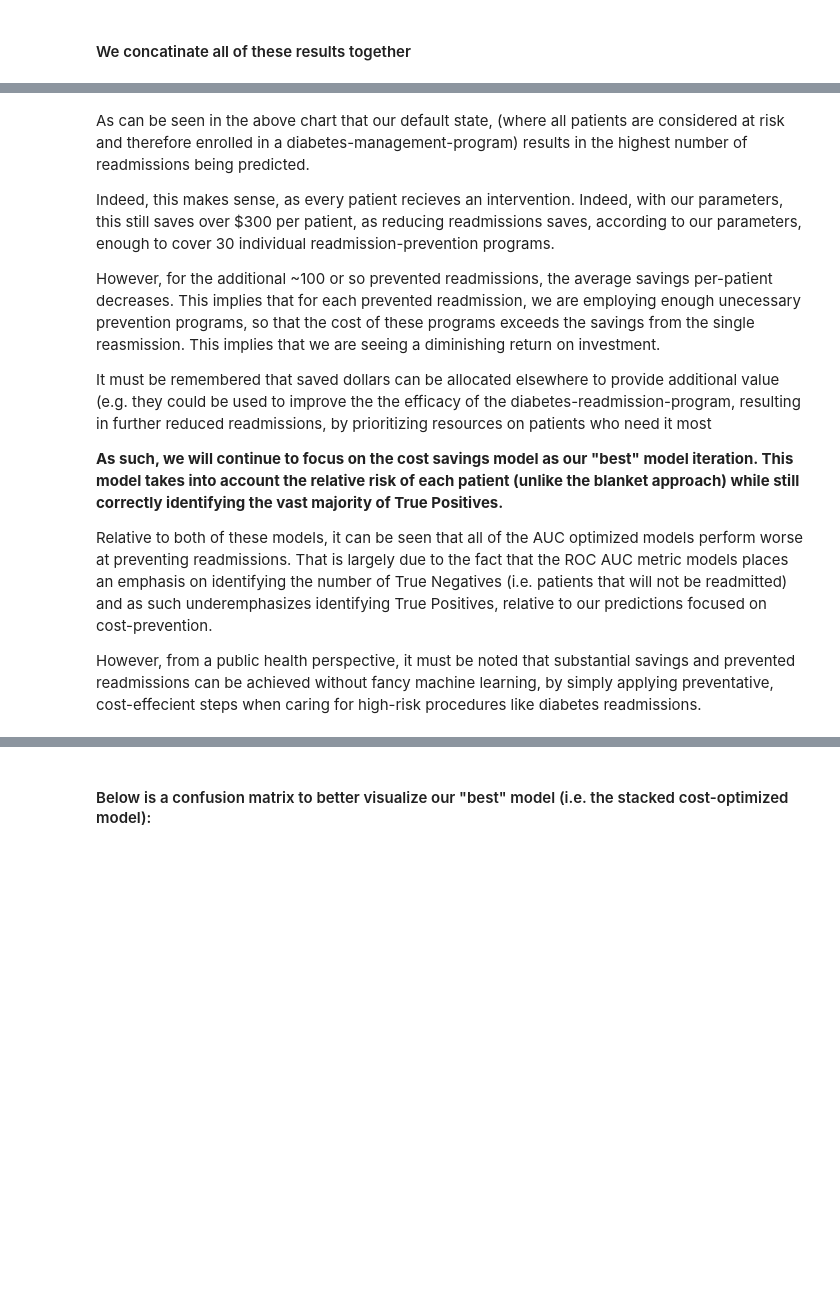
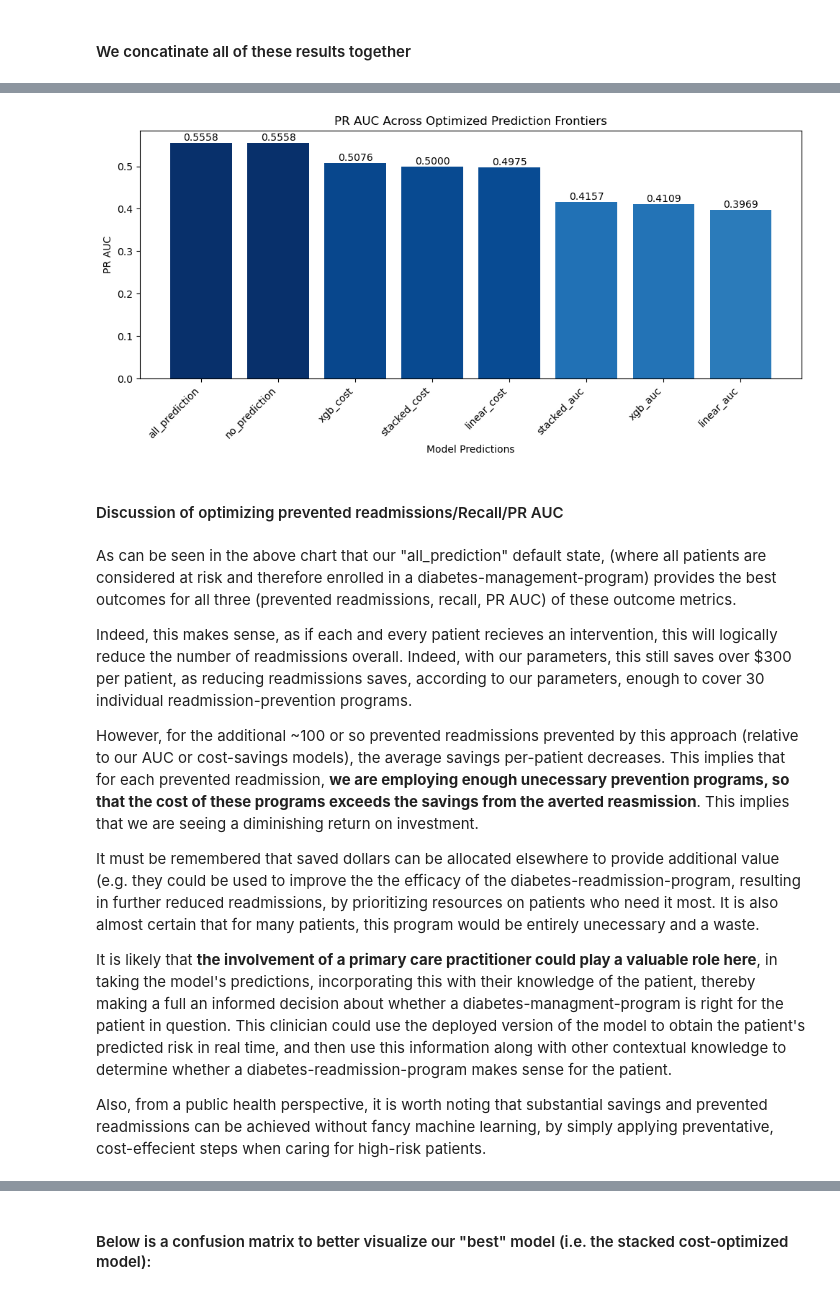
Before and after one commit to timfwater/Waterman_Projects, a Jupyter notebook: 4. Evaluation_on_Test_Data.ipynb, the cells around one changed output, grey strips where cells are left out. Saved outputs shown, nothing was run; the diff lists cells and outputs as text; code cells hidden in the pictures; blank space fills up the shorter version.

```diff
--- a/4. Evaluation_on_Test_Data.ipynb
+++ b/4. Evaluation_on_Test_Data.ipynb
@@ -1283,14 +653,19 @@ optimal_model_barchart(best_models, "Prevented Readmissions", "Model", "Number o
+# %%
+optimal_model_barchart(best_models, "PR AUC Across Optimized Prediction Frontiers", "Model Predictions", "PR AUC",
+                       PR_AUC, 4)
+# %% [output]
+[figure, added]
+# %% [markdown]
+#### Discussion of optimizing prevented readmissions/Recall/PR AUC
 # %% [markdown]
-As can be seen in the above chart that our default state, (where all patients are considered at risk and therefore enrolled in a diabetes-management-program) results in the highest number of readmissions being predicted.
+As can be seen in the above chart that our "all_prediction" default state, (where all patients are considered at risk and therefore enrolled in a diabetes-management-program) provides the best outcomes for all three (prevented readmissions, recall, PR AUC) of these outcome metrics.
 
-Indeed, this makes sense, as every patient recieves an intervention. Indeed, with our parameters, this still saves over $300 per patient, as reducing readmissions saves, according to our parameters, enough to cover 30 individual readmission-prevention programs.
+Indeed, this makes sense, as if each and every patient recieves an intervention, this will logically reduce the number of readmissions overall. Indeed, with our parameters, this still saves over $300 per patient, as reducing readmissions saves, according to our parameters, enough to cover 30 individual readmission-prevention programs.
 
-However, for the additional ~100 or so prevented readmissions, the average savings per-patient decreases. This implies that for each prevented readmission, we are employing enough unecessary prevention programs, so that the cost of these programs exceeds the savings from the single reasmission. This implies that we are seeing a diminishing return on investment.
+However, for the additional ~100 or so prevented readmissions prevented by this approach (relative to our AUC or cost-savings models), the average savings per-patient decreases. This implies that for each prevented readmission, <b>we are employing enough unecessary prevention programs, so that the cost of these programs exceeds the savings from the averted reasmission</b>. This implies that we are seeing a diminishing return on investment.
 
-It must be remembered that saved dollars can be allocated elsewhere to provide additional value (e.g. they could be used to improve the the efficacy of the diabetes-readmission-program, resulting in further reduced readmissions, by prioritizing resources on patients who need it most
+It must be remembered that saved dollars can be allocated elsewhere to provide additional value (e.g. they could be used to improve the the efficacy of the diabetes-readmission-program, resulting in further reduced readmissions, by prioritizing resources on patients who need it most. It is also almost certain that for many patients, this program would be entirely unecessary and a waste.
 
-**As such, we will continue to focus on the cost savings model as our "best" model iteration. This model takes into account the relative risk of each patient (unlike the blanket approach) while still correctly identifying the vast majority of True Positives.**
+It is likely that <b>the involvement of a primary care practitioner could play a valuable role here</b>, in taking the model's predictions, incorporating this with their knowledge of the patient, thereby making a full an informed decision about whether a diabetes-managment-program is right for the patient in question. This clinician could use the deployed version of the model to obtain the patient's predicted risk in real time, and then use this information along with other contextual knowledge to determine whether a diabetes-readmission-program makes sense for the patient.
 
-Relative to both of these models, it can be seen that all of the AUC optimized models perform worse at preventing readmissions. That is largely due to the fact that the ROC AUC metric models places an emphasis on identifying the number of True Negatives (i.e. patients that will not be readmitted) and as such underemphasizes identifying True Positives, relative to our predictions focused on cost-prevention.
-
-However, from a public health perspective, it must be noted that substantial savings and prevented readmissions can be achieved without fancy machine learning, by simply applying preventative, cost-effecient steps when caring for high-risk procedures like diabetes readmissions.
+Also, from a public health perspective, it is worth noting that substantial savings and prevented readmissions can be achieved without fancy machine learning, by simply applying preventative, cost-effecient steps when caring for high-risk patients.
```
Also changed, not shown: parts of 180 cells of this notebook.
